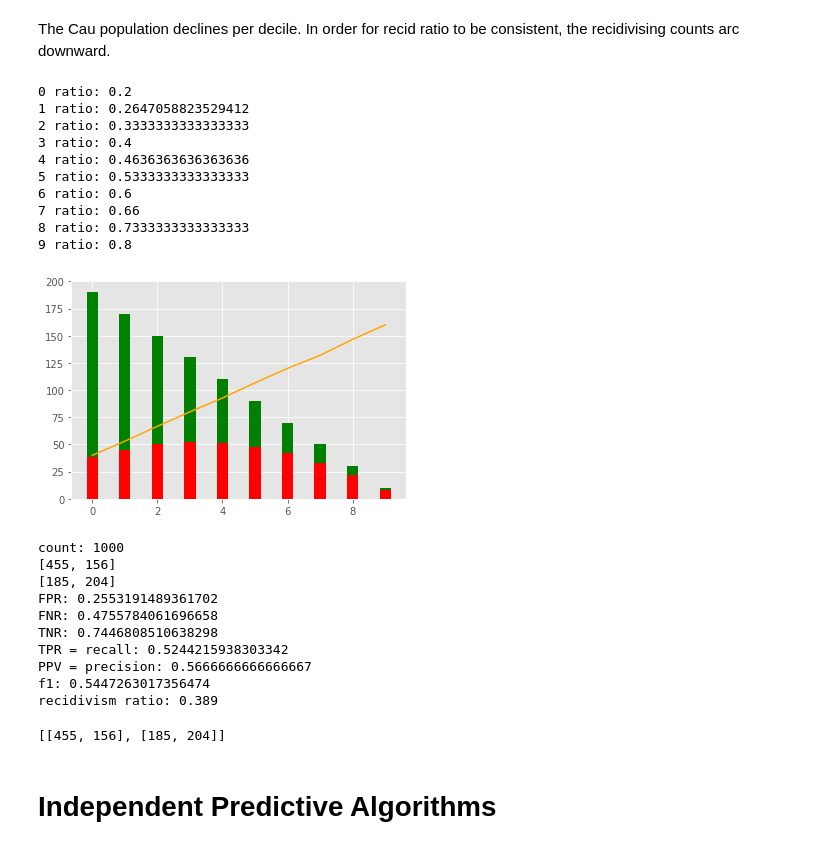
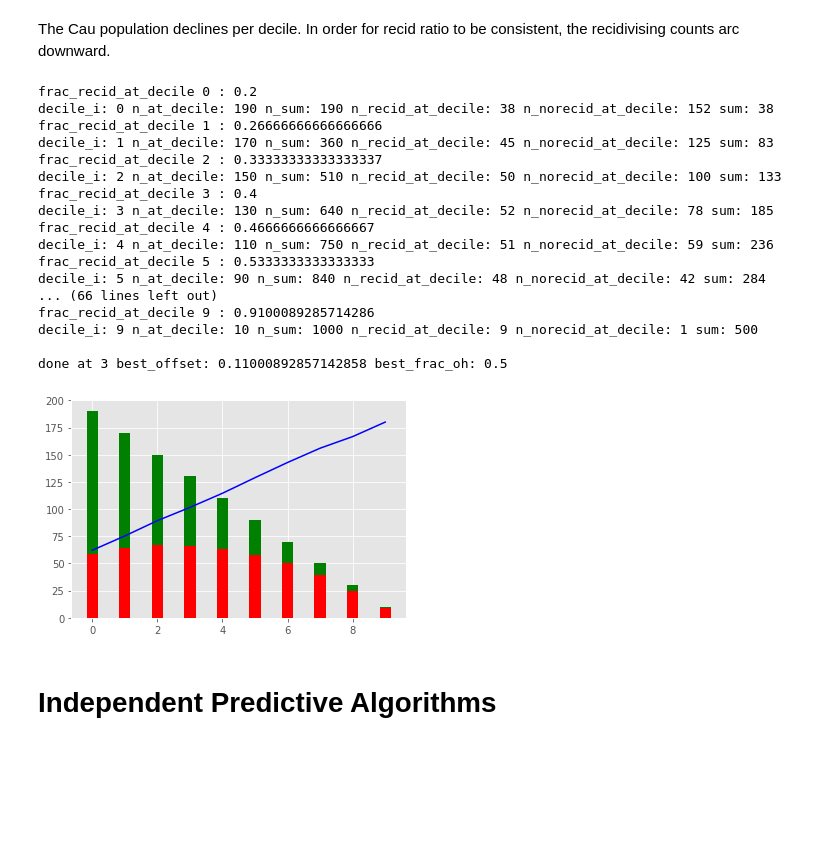
Before and after one commit to fagan2888/algorithmic-bias, a Jupyter notebook: compasAnalysis.ipynb, the cells around one changed output. Cells and saved outputs as stored; diff of their text form; code cells hidden in the pictures; blank space fills up the shorter version.

Commit message:
source and jupyter notebooks for Confusion Matrix Dashboard release

```diff
--- a/compasAnalysis.ipynb
+++ b/compasAnalysis.ipynb
@@ -266,35 +188,26 @@ recidivism ratio: 0.5
 # %% [markdown]
 The Cau population declines per decile.  In order for recid ratio to be consistent, the recidivising counts arc downward.
 # %%
-ddict_decl_cau = ca.generateDecliningDecileSamplesLinearPrediction(1000, 'Caucasian', .5, .2, 1.9)
+ca.iterateGenerateDecliningDecileSamplesLinearPredictionNewton(1000, 'Caucasian', .5, .2, 1.9)
+# %% [output]
+frac_recid_at_decile 0 : 0.2
+decile_i: 0 n_at_decile: 190 n_sum: 190 n_recid_at_decile: 38 n_norecid_at_decile: 152 sum: 38
+frac_recid_at_decile 1 : 0.26666666666666666
+decile_i: 1 n_at_decile: 170 n_sum: 360 n_recid_at_decile: 45 n_norecid_at_decile: 125 sum: 83
+frac_recid_at_decile 2 : 0.33333333333333337
+decile_i: 2 n_at_decile: 150 n_sum: 510 n_recid_at_decile: 50 n_norecid_at_decile: 100 sum: 133
+frac_recid_at_decile 3 : 0.4
+decile_i: 3 n_at_decile: 130 n_sum: 640 n_recid_at_decile: 52 n_norecid_at_decile: 78 sum: 185
+frac_recid_at_decile 4 : 0.4666666666666667
+decile_i: 4 n_at_decile: 110 n_sum: 750 n_recid_at_decile: 51 n_norecid_at_decile: 59 sum: 236
+frac_recid_at_decile 5 : 0.5333333333333333
+decile_i: 5 n_at_decile: 90 n_sum: 840 n_recid_at_decile: 48 n_norecid_at_decile: 42 sum: 284
+... (66 lines left out)
+frac_recid_at_decile 9 : 0.9100089285714286
+decile_i: 9 n_at_decile: 10 n_sum: 1000 n_recid_at_decile: 9 n_norecid_at_decile: 1 sum: 500
+
+done at 3 best_offset: 0.11000892857142858 best_frac_oh: 0.5
+[figure, added]
-# %%
-ca.plotRecidByDecile(ddict_decl_cau, 'orange', 'both', 200)
-# %% [output]
-0 ratio: 0.2
-1 ratio: 0.2647058823529412
-2 ratio: 0.3333333333333333
-3 ratio: 0.4
-4 ratio: 0.4636363636363636
-5 ratio: 0.5333333333333333
-6 ratio: 0.6
-7 ratio: 0.66
-8 ratio: 0.7333333333333333
-9 ratio: 0.8
-[figure, removed]
-# %%
-ca.buildConfusionMatrix(ddict_decl_cau)
-# %% [output]
-count: 1000
-[455, 156]
-[185, 204]
-FPR: 0.2553191489361702
-FNR: 0.4755784061696658
-TNR: 0.7446808510638298
-TPR = recall: 0.5244215938303342
-PPV = precision: 0.5666666666666667
-f1: 0.5447263017356474
-recidivism ratio: 0.389
-[[455, 156], [185, 204]]
 # %% [markdown]
 # Independent Predictive Algorithms
 # %% [markdown]
```
Also changed, not shown: parts of 31 cells of this notebook, 4 other files.
